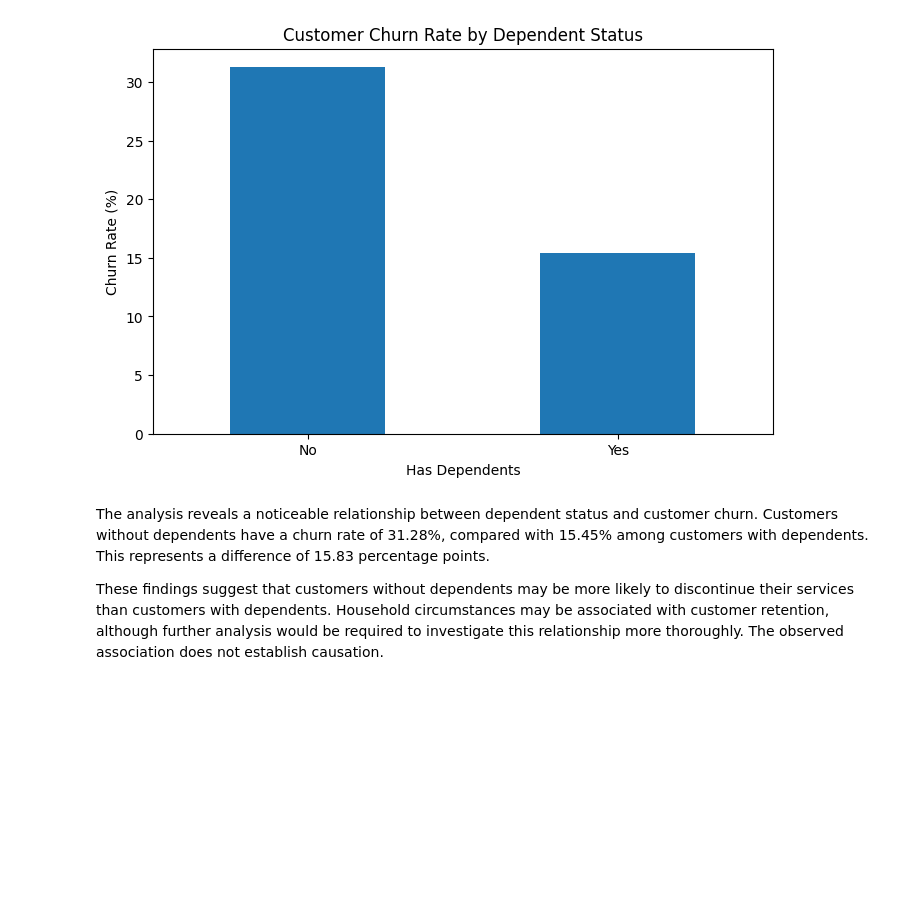
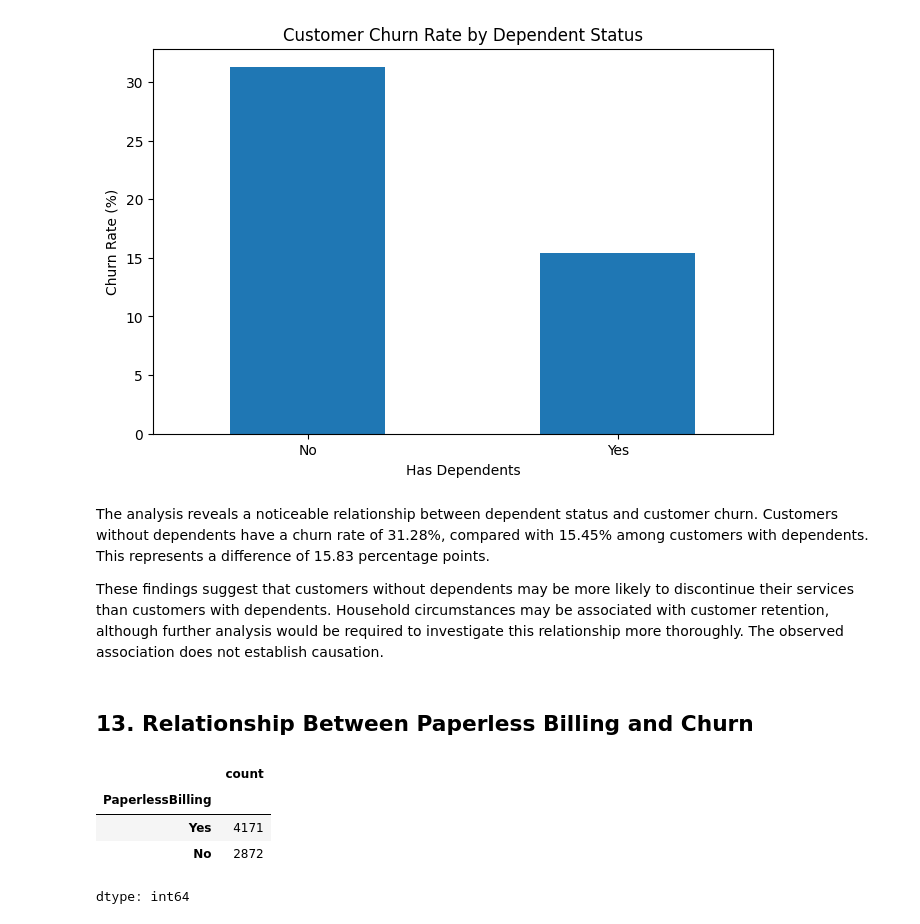
Before and after one commit to SJ174/MLCW, a Jupyter notebook: MLCW_Task_01.ipynb, the cells around one changed output. Drawn from its saved outputs; the diff is of its cells as text; code cells hidden in the pictures; blank space fills up the shorter version.

```diff
--- a/MLCW_Task_01.ipynb
+++ b/MLCW_Task_01.ipynb
@@ -542,3 +542,13 @@ plt.show()
 The analysis reveals a noticeable relationship between dependent status and customer churn. Customers without dependents have a churn rate of 31.28%, compared with 15.45% among customers with dependents. This represents a difference of 15.83 percentage points.
 
 These findings suggest that customers without dependents may be more likely to discontinue their services than customers with dependents. Household circumstances may be associated with customer retention, although further analysis would be required to investigate this relationship more thoroughly. The observed association does not establish causation.
+# %% [markdown]
+## 13. Relationship Between Paperless Billing and Churn
+# %%
+df['PaperlessBilling'].value_counts()
+# %% [output]
+|  | count |
+| PaperlessBilling |  |
+| Yes | 4171 |
+| No | 2872 |
+dtype: int64
```
Also changed, not shown: parts of 4 cells of this notebook.
